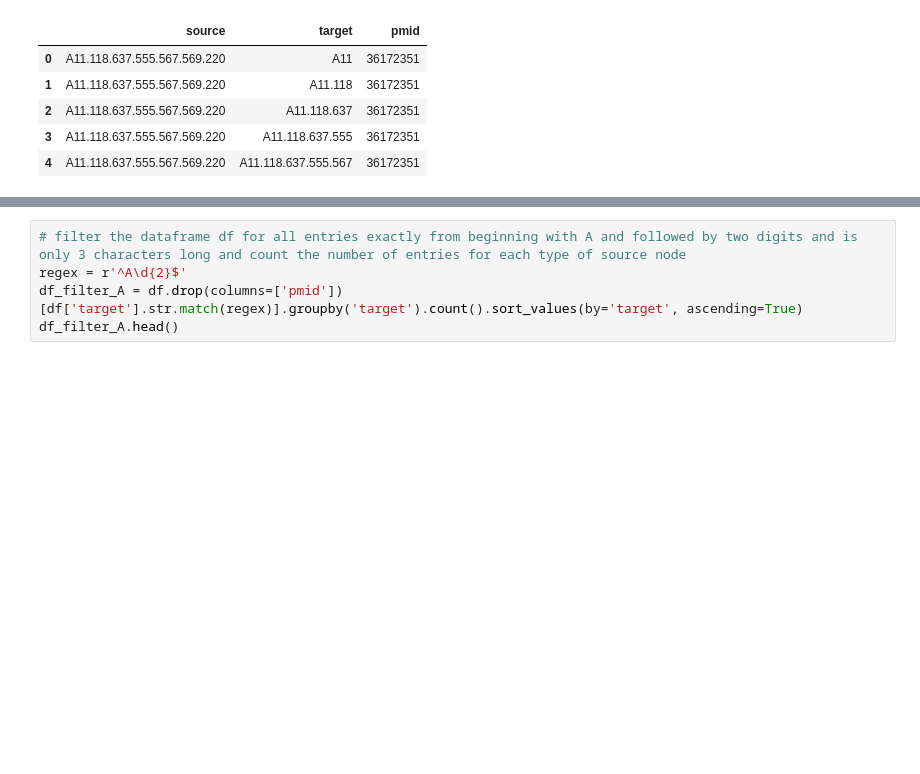
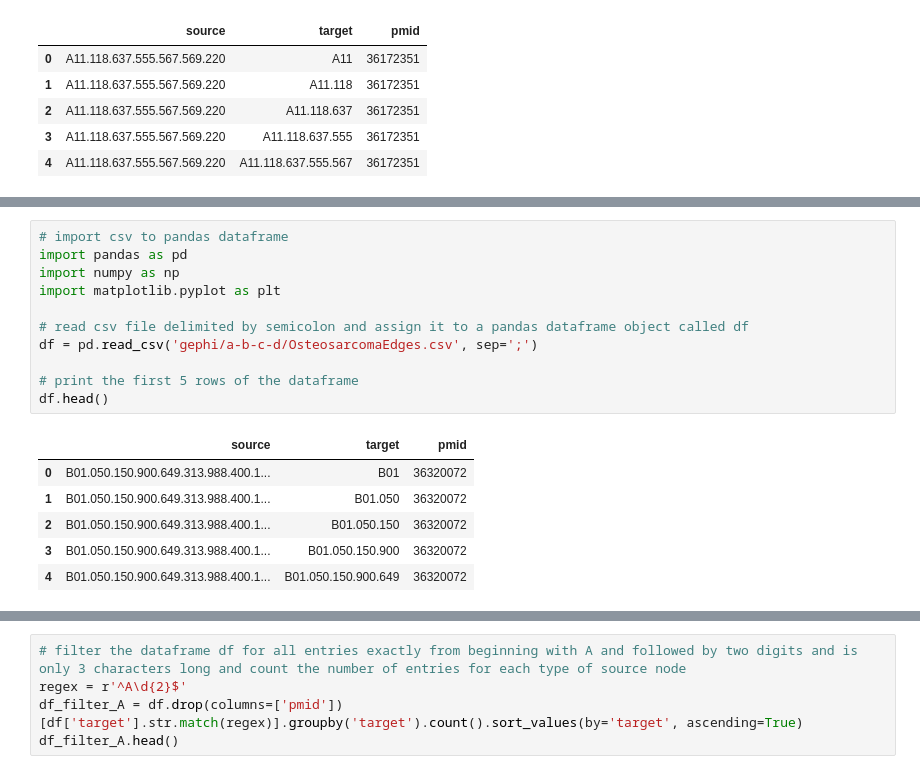
Before and after one commit to hannesbreit/pubmed-scrapper, a Jupyter notebook: descriptive-analysis.ipynb, the cells around one changed output, grey strips where cells are left out. Cells and saved outputs as stored; diff of their text form; blank space fills up the shorter version.

```diff
--- a/descriptive-analysis.ipynb
+++ b/descriptive-analysis.ipynb
@@ -71,0 +76,18 @@ ax.bar_label(ax.containers[0])
+# %%
+# import csv to pandas dataframe
+import pandas as pd
+import numpy as np
+import matplotlib.pyplot as plt
+
+# read csv file delimited by semicolon and assign it to a pandas dataframe object called df
+df = pd.read_csv('gephi/a-b-c-d/OsteosarcomaEdges.csv', sep=';')
+
+# print the first 5 rows of the dataframe
+df.head()
+# %% [output]
+|  | source | target | pmid |
+| 0 | B01.050.150.900.649.313.988.400.1... | B01 | 36320072 |
+| 1 | B01.050.150.900.649.313.988.400.1... | B01.050 | 36320072 |
+| 2 | B01.050.150.900.649.313.988.400.1... | B01.050.150 | 36320072 |
+| 3 | B01.050.150.900.649.313.988.400.1... | B01.050.150.900 | 36320072 |
+| 4 | B01.050.150.900.649.313.988.400.1... | B01.050.150.900.649 | 36320072 |
```
Also changed, not shown: parts of 4 cells of this notebook.
